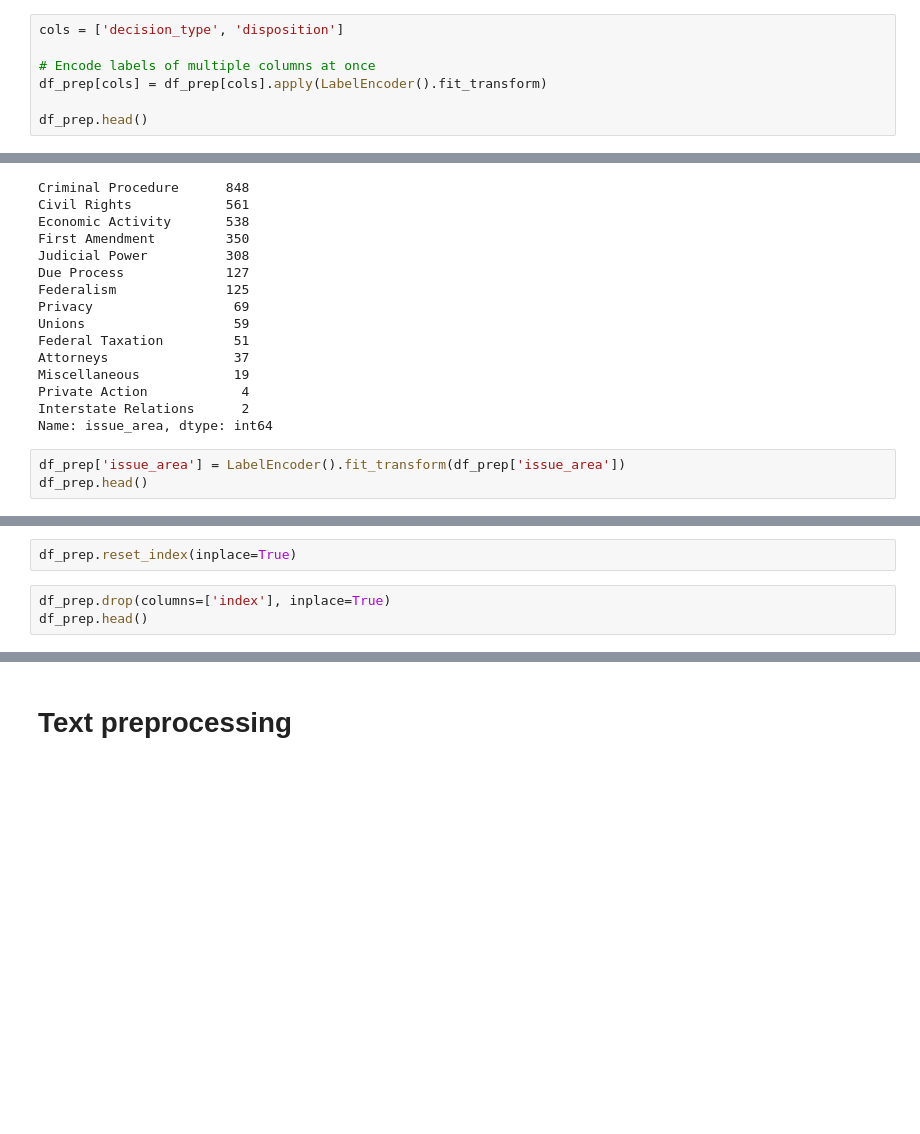
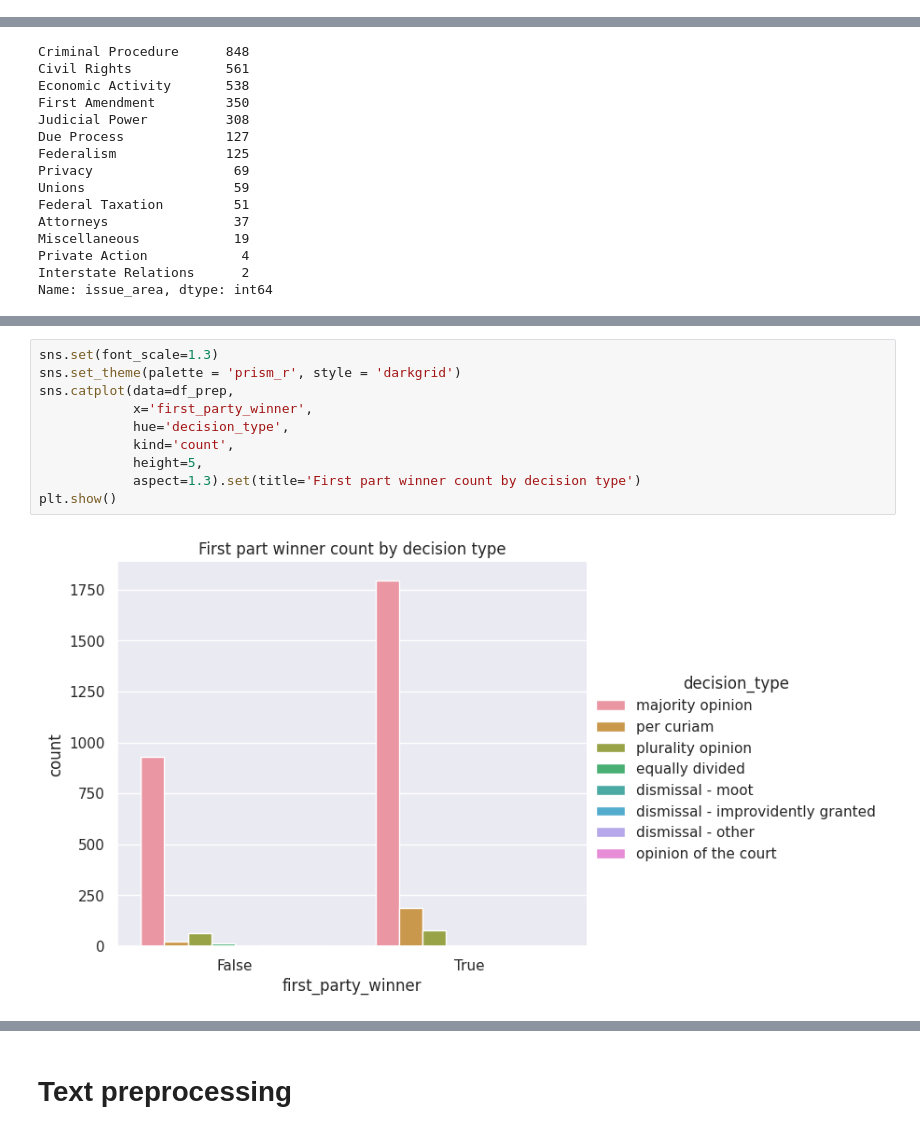
Before and after one commit to Izu-33/scotus, a Jupyter notebook: SCOTUS_prediction.ipynb, the cells around one changed output, grey strips where cells are left out. Drawn from its saved outputs; the diff is of its cells as text; blank space fills up the shorter version.

```diff
--- a/SCOTUS_prediction.ipynb
+++ b/SCOTUS_prediction.ipynb
@@ -128,7 +164,0 @@ df_prep.head()
-# %%
-cols = ['decision_type', 'disposition']
-
-# Encode labels of multiple columns at once
-df_prep[cols] = df_prep[cols].apply(LabelEncoder().fit_transform)
-
-df_prep.head()
@@ -193,6 +180,3 @@ Miscellaneous            19
 Private Action            4
 Interstate Relations      2
 Name: issue_area, dtype: int64
-# %%
-df_prep['issue_area'] = LabelEncoder().fit_transform(df_prep['issue_area'])
-df_prep.head()
@@ -224,5 +182,0 @@ Name: issue_area, dtype: int64
-# %%
-df_prep.reset_index(inplace=True)
-# %%
-df_prep.drop(columns=['index'], inplace=True)
-df_prep.head()
@@ -235,0 +183,12 @@ df_prep.head()
+# %%
+sns.set(font_scale=1.3)
+sns.set_theme(palette = 'prism_r', style = 'darkgrid')
+sns.catplot(data=df_prep,
+            x='first_party_winner',
+            hue='decision_type',
+            kind='count',
+            height=5,
+            aspect=1.3).set(title='First part winner count by decision type')
+plt.show()
+# %% [output]
+[figure, added]
```
Also changed, not shown: parts of 128 cells of this notebook, 1 other file.
